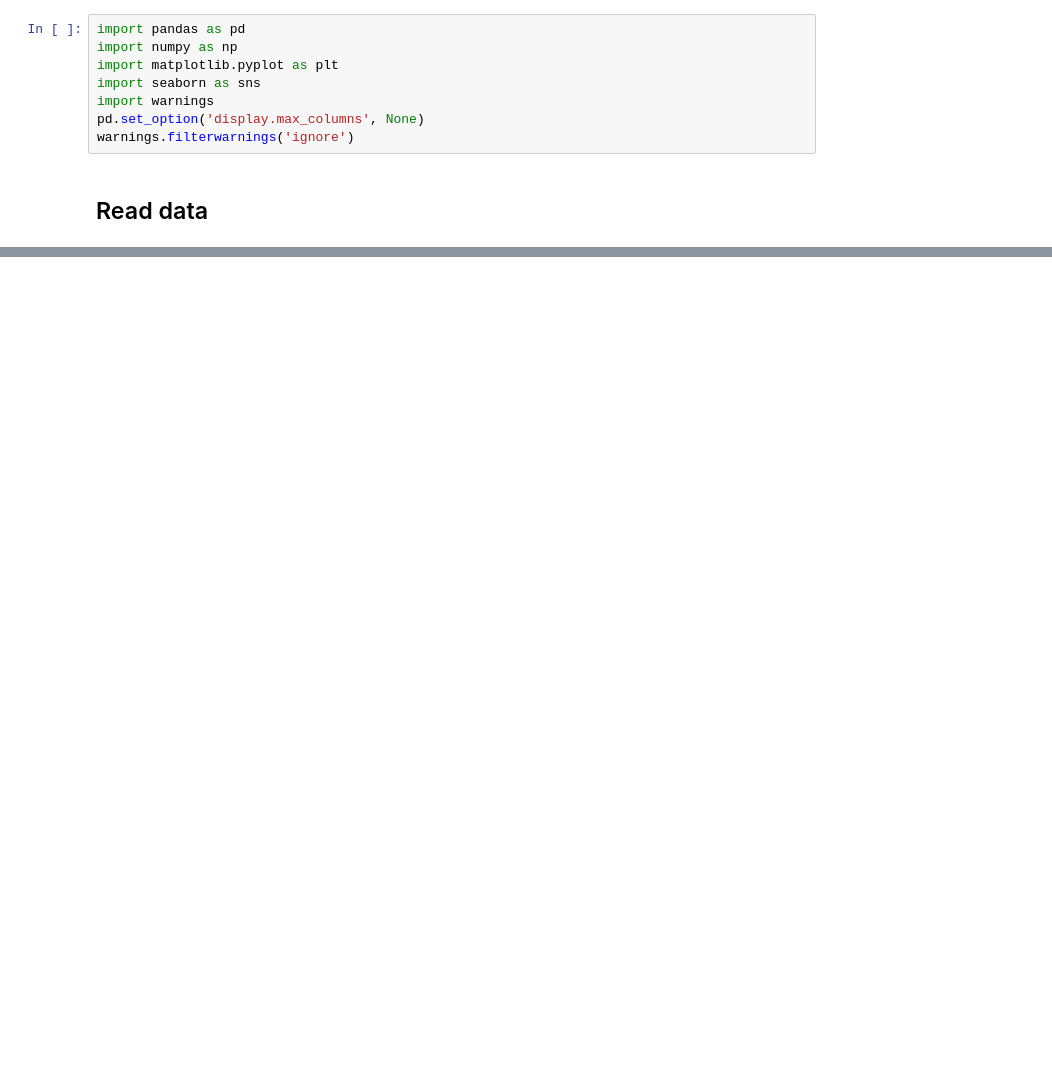
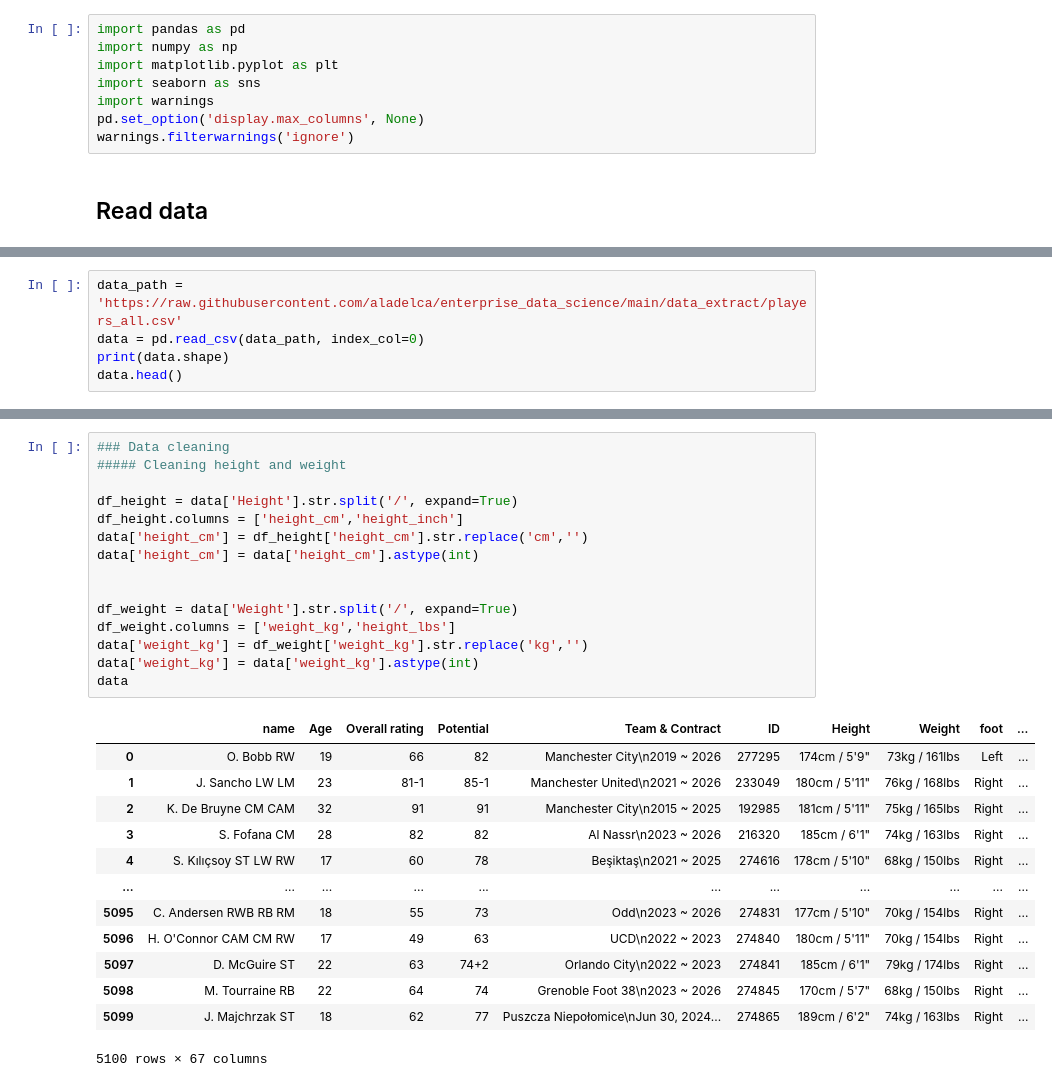
Before and after one commit to aladelca/enterprise_data_science, a Jupyter notebook: train/training.ipynb, the cells around one changed output, grey strips where cells are left out. Drawn from its saved outputs; the diff is of its cells as text; blank space fills up the shorter version.

```diff
--- a/train/training.ipynb
+++ b/train/training.ipynb
@@ -14,0 +11,5 @@ FileNotFoundError: [Errno 2] No such file or directory: 'data_extract.players_al
+# %%
+data_path = 'https://raw.githubusercontent.com/aladelca/enterprise_data_science/main/data_extract/players_all.csv'
+data = pd.read_csv(data_path, index_col=0)
+print(data.shape)
+data.head()
@@ -14,0 +24,29 @@ FileNotFoundError: [Errno 2] No such file or directory: 'data_extract.players_al
+# %%
+### Data cleaning
+##### Cleaning height and weight
+
+df_height = data['Height'].str.split('/', expand=True)
+df_height.columns = ['height_cm','height_inch']
+data['height_cm'] = df_height['height_cm'].str.replace('cm','')
+data['height_cm'] = data['height_cm'].astype(int)
+
+
+df_weight = data['Weight'].str.split('/', expand=True)
+df_weight.columns = ['weight_kg','height_lbs']
+data['weight_kg'] = df_weight['weight_kg'].str.replace('kg','')
+data['weight_kg'] = data['weight_kg'].astype(int)
+data
+# %% [output]
+|  | name | Age | Overall rating | Potential | Team & Contract | ID | Height | Weight | foot | ... |
+| 0 | O. Bobb RW | 19 | 66 | 82 | Manchester City\n2019 ~ 2026 | 277295 | 174cm / 5'9" | 73kg / 161lbs | Left | ... |
+| 1 | J. Sancho LW LM | 23 | 81-1 | 85-1 | Manchester United\n2021 ~ 2026 | 233049 | 180cm / 5'11" | 76kg / 168lbs | Right | ... |
+| 2 | K. De Bruyne CM CAM | 32 | 91 | 91 | Manchester City\n2015 ~ 2025 | 192985 | 181cm / 5'11" | 75kg / 165lbs | Right | ... |
+| 3 | S. Fofana CM | 28 | 82 | 82 | Al Nassr\n2023 ~ 2026 | 216320 | 185cm / 6'1" | 74kg / 163lbs | Right | ... |
+| 4 | S. Kılıçsoy ST LW RW | 17 | 60 | 78 | Beşiktaş\n2021 ~ 2025 | 274616 | 178cm / 5'10" | 68kg / 150lbs | Right | ... |
+| ... | ... | ... | ... | ... | ... | ... | ... | ... | ... | ... |
+| 5095 | C. Andersen RWB RB RM | 18 | 55 | 73 | Odd\n2023 ~ 2026 | 274831 | 177cm / 5'10" | 70kg / 154lbs | Right | ... |
+| 5096 | H. O'Connor CAM CM RW | 17 | 49 | 63 | UCD\n2022 ~ 2023 | 274840 | 180cm / 5'11" | 70kg / 154lbs | Right | ... |
+| 5097 | D. McGuire ST | 22 | 63 | 74+2 | Orlando City\n2022 ~ 2023 | 274841 | 185cm / 6'1" | 79kg / 174lbs | Right | ... |
+| 5098 | M. Tourraine RB | 22 | 64 | 74 | Grenoble Foot 38\n2023 ~ 2026 | 274845 | 170cm / 5'7" | 68kg / 150lbs | Right | ... |
+| 5099 | J. Majchrzak ST | 18 | 62 | 77 | Puszcza Niepołomice\nJun 30, 2024... | 274865 | 189cm / 6'2" | 74kg / 163lbs | Right | ... |
+5100 rows × 67 columns
```
Also changed, not shown: parts of 2 cells of this notebook, 1 other file.
